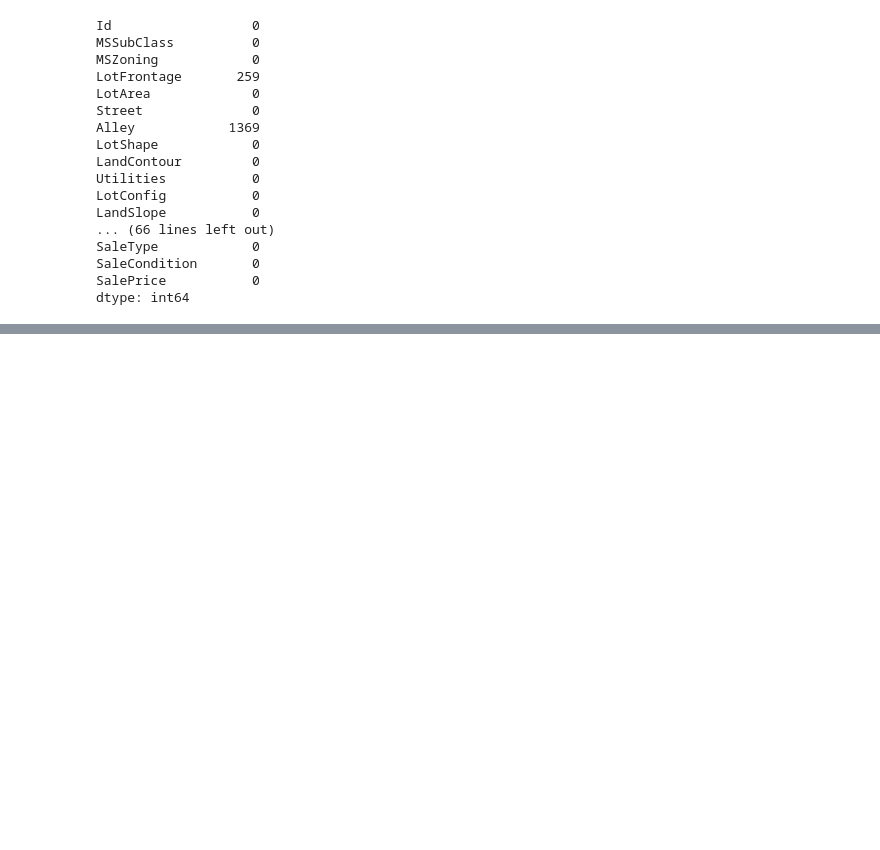
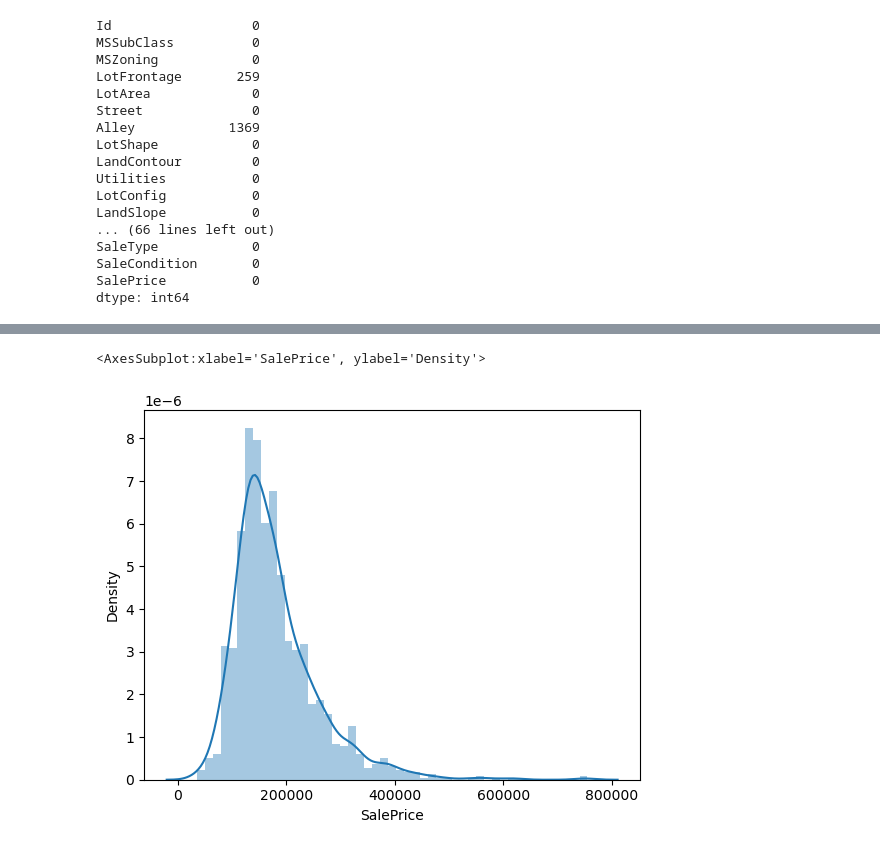
Before and after one commit to Joldon/housing_prices_ML, a Jupyter notebook: housing_prices_regression.ipynb, the cells around one changed output, grey strips where cells are left out. Drawn from its saved outputs; the diff is of its cells as text; code cells hidden in the pictures; blank space fills up the shorter version.

```diff
--- a/housing_prices_regression.ipynb
+++ b/housing_prices_regression.ipynb
@@ -68,0 +81,6 @@ dtype: int64
+# %%
+#visualize the sale price distribution with seaborn
+sns.distplot(data['SalePrice'])
+# %% [output]
+<AxesSubplot:xlabel='SalePrice', ylabel='Density'>
+[figure, added]
```
Also changed, not shown: parts of 10 cells of this notebook.
